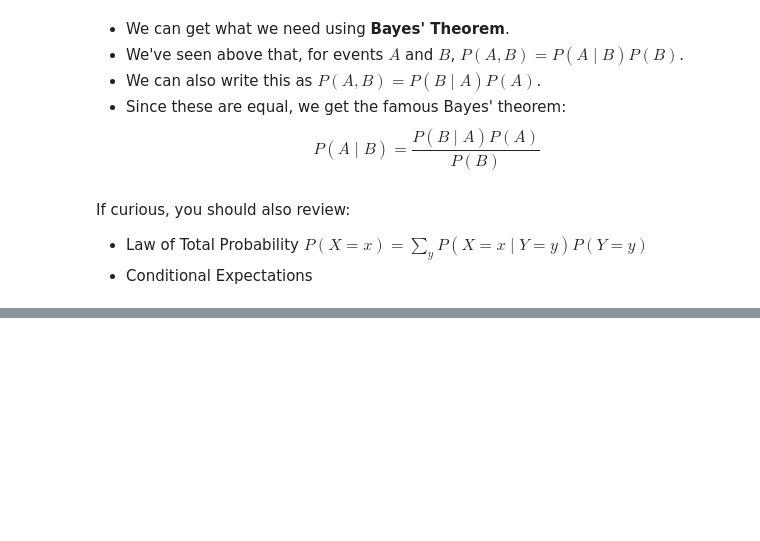
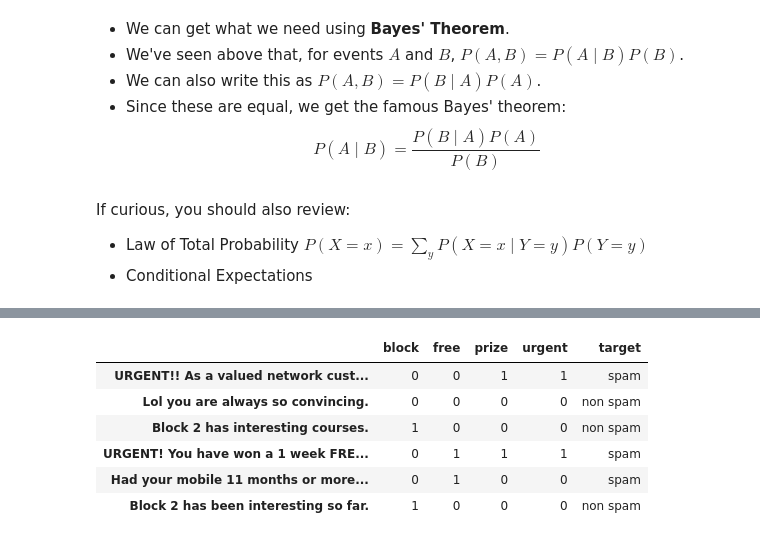
Before and after one commit to sedv8808/LighthouseLabs, a Jupyter notebook: W05D4/W05D04_NB.ipynb, the cells around one changed output, grey strips where cells are left out. Cells and saved outputs as stored; diff of their text form; code cells hidden in the pictures; blank space fills up the shorter version.

```diff
--- a/W05D4/W05D04_NB.ipynb
+++ b/W05D4/W05D04_NB.ipynb
@@ -268,0 +193,27 @@ Intial guess for not love A, is 0.5
+# %%
+X = [
+    "URGENT!! As a valued network customer you have been selected to receive a £900 prize reward!",
+    "Lol you are always so convincing.",
+    "Block 2 has interesting courses.",
+    "URGENT! You have won a 1 week FREE membership in our £100000 prize Jackpot!",
+    "Had your mobile 11 months or more? U R entitled to Update to the latest colour mobiles with camera for Free!",
+    "Block 2 has been interesting so far.",
+]
+y = ["spam", "non spam", "non spam", "spam", "spam", "non spam"]
+# %%
+pipe_nb_toy = make_pipeline(CountVectorizer(max_features = 4, stop_words='english'), MultinomialNB())
+pipe_nb_toy.fit(X, y);
+# %%
+data = pipe_nb_toy['countvectorizer'].transform(X)
+train_bow_df = pd.DataFrame(data.toarray(), columns=pipe_nb_toy['countvectorizer'].get_feature_names(), index=X)
+train_bow_df['target'] = y
+# %%
+train_bow_df
+# %% [output]
+|  | block | free | prize | urgent | target |
+| URGENT!! As a valued network cust... | 0 | 0 | 1 | 1 | spam |
+| Lol you are always so convincing. | 0 | 0 | 0 | 0 | non spam |
+| Block 2 has interesting courses. | 1 | 0 | 0 | 0 | non spam |
+| URGENT! You have won a 1 week FRE... | 0 | 1 | 1 | 1 | spam |
+| Had your mobile 11 months or more... | 0 | 1 | 0 | 0 | spam |
+| Block 2 has been interesting so far. | 1 | 0 | 0 | 0 | non spam |
```
Also changed, not shown: parts of 73 cells of this notebook, 2 other files.
